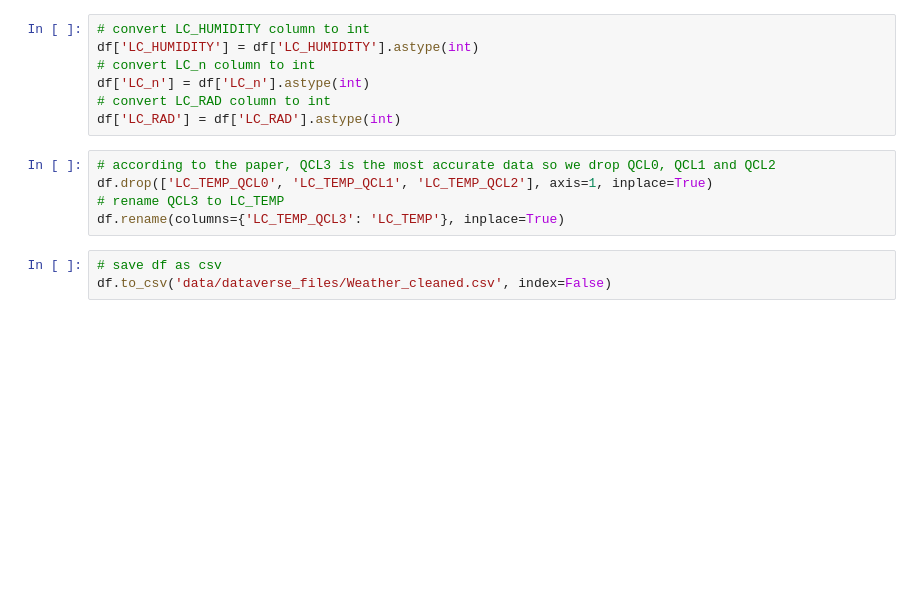
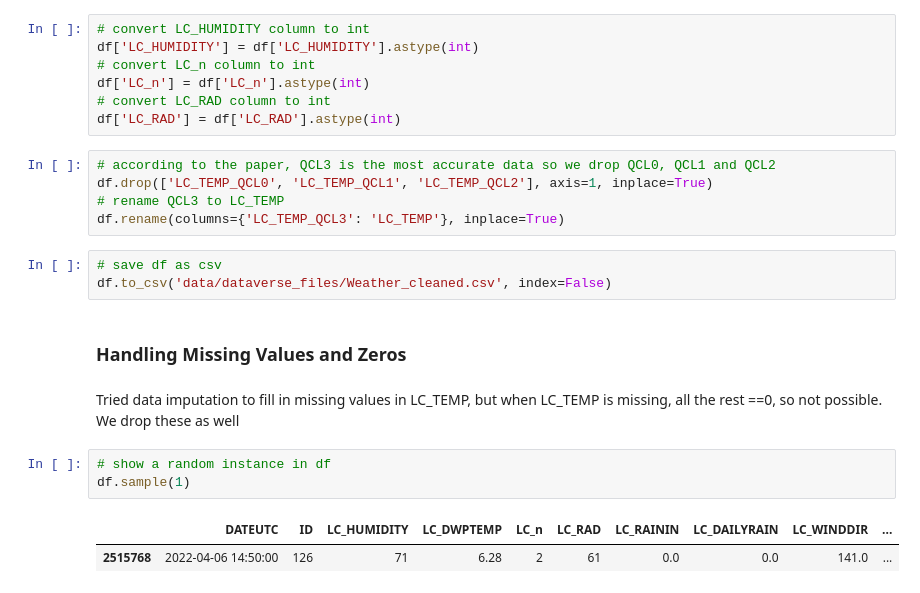
Before and after one commit to vavald/MDA_Switzerland, a Jupyter notebook: EDA_weather/EDA_weather.ipynb, the cells around one changed output. Saved outputs shown, nothing was run; the diff lists cells and outputs as text; blank space fills up the shorter version.

Commit message:
handling missing values and zeroes

```diff
--- a/EDA_weather/EDA_weather.ipynb
+++ b/EDA_weather/EDA_weather.ipynb
@@ -149,3 +153,13 @@ df.rename(columns={'LC_TEMP_QCL3': 'LC_TEMP'}, inplace=True)
 # %%
 # save df as csv
 df.to_csv('data/dataverse_files/Weather_cleaned.csv', index=False)
+# %% [markdown]
+### Handling Missing Values and Zeros
+# %% [markdown]
+Tried data imputation to fill in missing values in LC_TEMP, but when LC_TEMP is missing, all the rest ==0, so not possible. We drop these as well
+# %%
+# show a random instance in df
+df.sample(1)
+# %% [output]
+|  | DATEUTC | ID | LC_HUMIDITY | LC_DWPTEMP | LC_n | LC_RAD | LC_RAININ | LC_DAILYRAIN | LC_WINDDIR | ... |
+| 2515768 | 2022-04-06 14:50:00 | 126 | 71 | 6.28 | 2 | 61 | 0.0 | 0.0 | 141.0 | ... |
```
Also changed, not shown: parts of 9 cells of this notebook, 2 other files.
